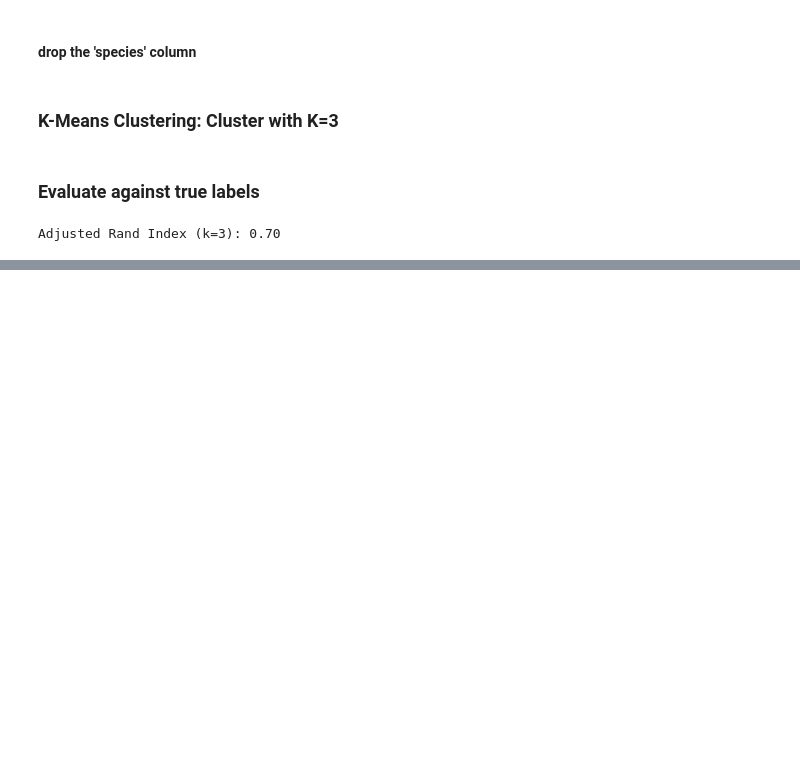
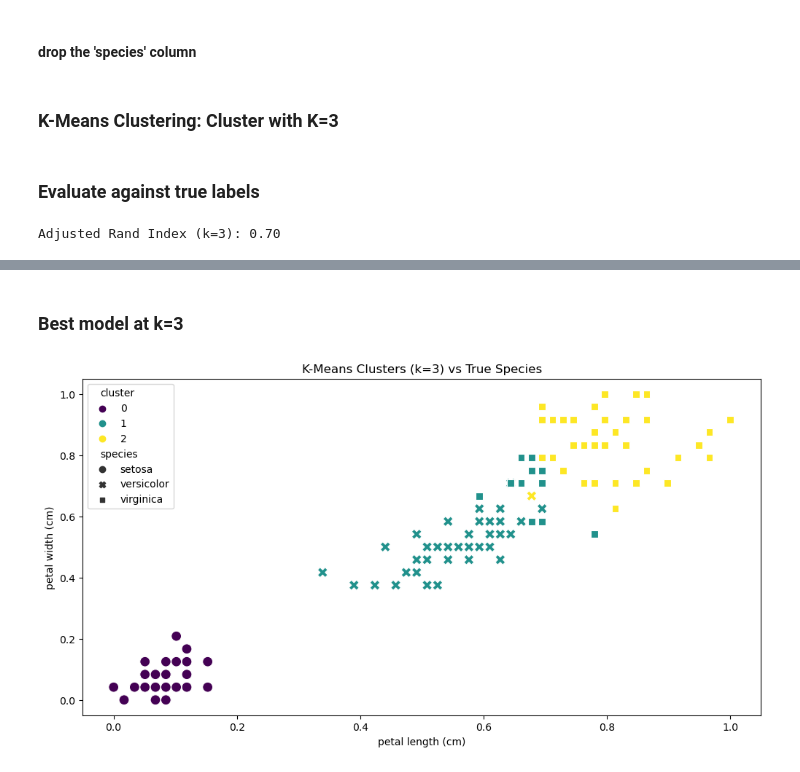
Before and after one commit to TanveerD1/DSA_2040_Practical_Exam_Tanveer_752, a Jupyter notebook: Data_Mining/2_Clustering/clustering_iris.ipynb, the cells around one changed output, grey strips where cells are left out. Drawn from its saved outputs; the diff is of its cells as text; code cells hidden in the pictures; blank space fills up the shorter version.

```diff
--- a/Data_Mining/2_Clustering/clustering_iris.ipynb
+++ b/Data_Mining/2_Clustering/clustering_iris.ipynb
@@ -38,0 +85,14 @@ Adjusted Rand Index (k=3): 0.70
+# %% [markdown]
+### Best model at k=3
+# %%
+best_kmeans = KMeans(n_clusters=3, random_state=42, n_init=10)
+df['cluster'] = best_kmeans.fit_predict(X)
+
+plt.figure(figsize=(12, 6))
+sns.scatterplot(data=df, x='petal length (cm)', y='petal width (cm)',
+                hue='cluster', style='species', palette='viridis', s=100)
+plt.title('K-Means Clusters (k=3) vs True Species')
+plt.savefig('../2_Clustering/cluster_scatter.png', dpi=300)
+plt.show()
+# %% [output]
+[figure, added]
```
Also changed, not shown: parts of 8 cells of this notebook, 6 other files.
